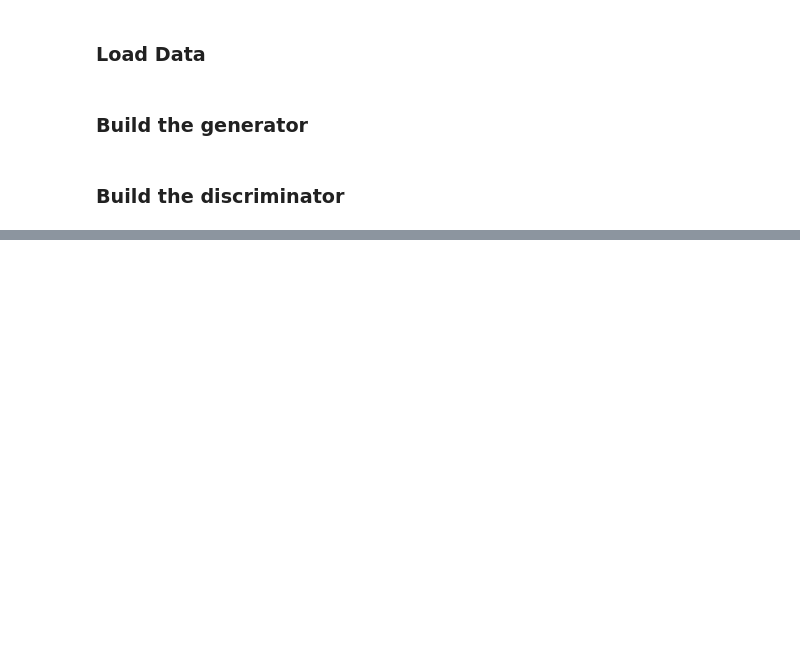
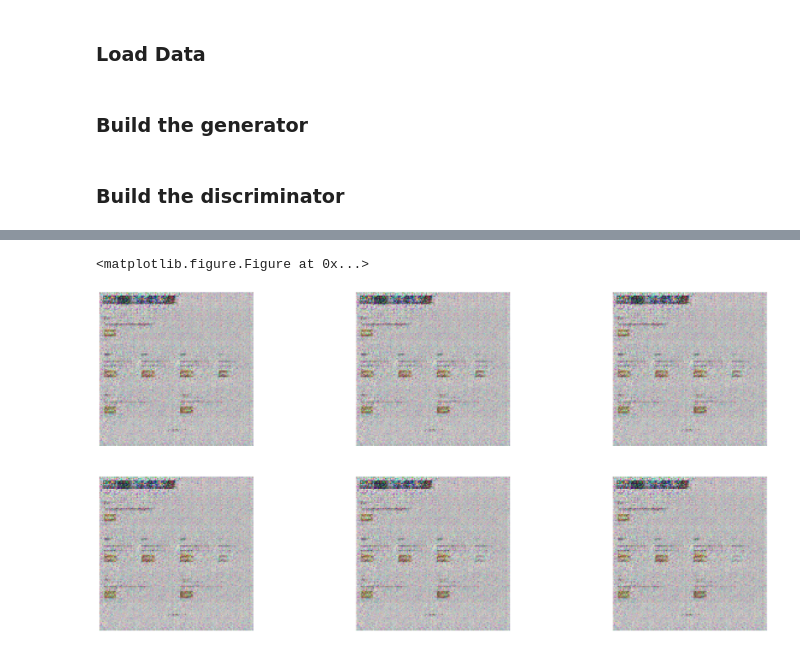
Before and after one commit to dbsheta/dcgan_face_generation, a Jupyter notebook: html_out_of_blue.ipynb, the cells around one changed output, grey strips where cells are left out. Saved outputs shown, nothing was run; the diff lists cells and outputs as text; code cells hidden in the pictures; blank space fills up the shorter version.

```diff
--- a/html_out_of_blue.ipynb
+++ b/html_out_of_blue.ipynb
@@ -240,0 +248,30 @@ img256 = img.resize([256, 256], Image.ANTIALIAS)
+# %%
+netG = Generator(name="dcgan_g_html")
+netD = Discriminator(name="dcgan_d_html")
+# %%
+netG.load_params(ctx)
+netD.load_params(ctx)
+# %%
+plt.figure(figsize=(128,128))
+
+def visualize(img_arr):
+    plt.imshow(((img_arr.asnumpy().transpose(1, 2, 0) + 1.0) * 127.5).astype(np.uint8))
+    plt.axis('off')
+# %% [output]
+<matplotlib.figure.Figure at 0x...>
+# %%
+def vis():
+    plt.figure(figsize=(128,128))
+    num_image = 6
+    latent_z = mx.nd.random_normal(0, 1, shape=(1, latent_z_size, 1, 1), ctx=ctx)
+    step = 0.05
+    for i in range(num_image):
+        img = netG(latent_z)
+        plt.subplot(4, 3,i+1)
+        visualize(img[0])
+        latent_z += 0.05
+    plt.show()
+# %%
+vis()
+# %% [output]
+[figure, added]
```
Also changed, not shown: parts of 3 cells of this notebook, 1 other file.
